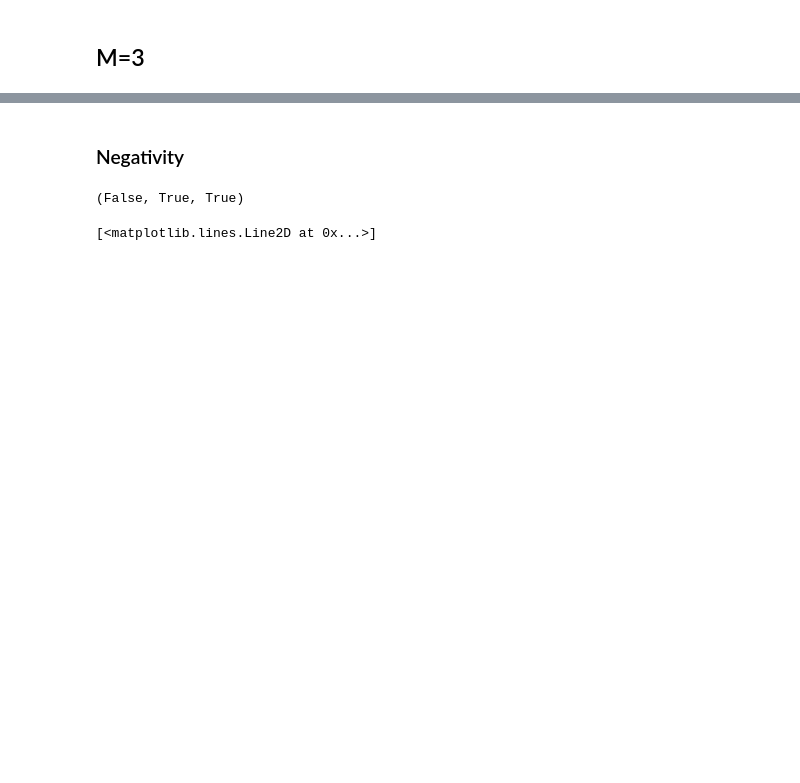
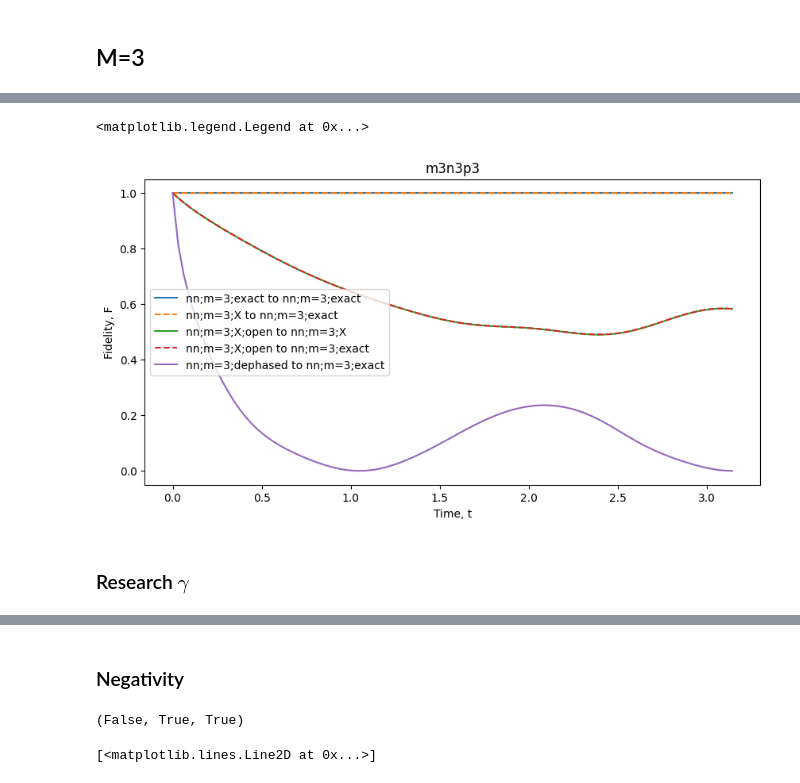
Before and after one commit to kephircheek/Entanglement-of-macroscopic-qubits-with-the-use-of-quantum-optimal-control, a Jupyter notebook: notebooks/Research-decoherence-on-entanglement-propagation.ipynb, the cells around one changed output, grey strips where cells are left out. Cells and saved outputs as stored; diff of their text form; code cells hidden in the pictures; blank space fills up the shorter version.

```diff
--- a/notebooks/Research-decoherence-on-entanglement-propagation.ipynb
+++ b/notebooks/Research-decoherence-on-entanglement-propagation.ipynb
@@ -240,0 +245,18 @@ ax.legend()
+# %%
+fid_hnn_m3_open_mesuared_by_x_respect_to_hnn_m3_mesuared_by_x_span = [
+    qutip.metrics.fidelity(a / a.norm(), b / b.norm()) ** 2
+    for a, b in tqdm(
+        zip(state_hnn_m3_mesuared_by_x_span, state_hnn_m3_open_mesuared_by_x_span),
+        total=len(state_hnn_m3_open_mesuared_by_x_span),
+        ncols=80,
+    )
+]
+# %%
+fid_hnn_m3_open_mesuared_by_x_respect_to_hnn_m3_exact_span = [
+    qutip.metrics.fidelity(a, b / b.norm()) ** 2
+    for a, b in tqdm(
+        zip(state_hnn_m3_open_mesuared_by_x_span, state_hnn_m3_exact_span),
+        total=len(state_hnn_m3_exact_span),
+        ncols=80,
+    )
+]
@@ -240,0 +296,41 @@ ax.legend()
+# %%
+fig, ax = plt.subplots(1, 1, figsize=(10, 5))
+
+ax.plot(
+    t_span,
+    fid_hnn_m3_exact_respect_to_hnn_exact_m3_span,
+    label=f"nn;m=3;exact to nn;m=3;exact",
+)
+ax.plot(
+    t_span,
+    fid_hnn_m3_mesuared_by_x_respect_to_hnn_m3_exact_span,
+    "--",
+    label=f"nn;m=3;X to nn;m=3;exact",
+)
+ax.plot(
+    t_span,
+    fid_hnn_m3_open_mesuared_by_x_respect_to_hnn_m3_mesuared_by_x_span,
+    label=f"nn;m=3;X;open to nn;m=3;X",
+)
+ax.plot(
+    t_span,
+    fid_hnn_m3_open_mesuared_by_x_respect_to_hnn_m3_exact_span,
+    "--",
+    label=f"nn;m=3;X;open to nn;m=3;exact",
+)
+
+ax.plot(
+    t_span,
+    fid_m3_dephased_to_m3_span,
+    label=f"nn;m=3;dephased to nn;m=3;exact",
+)
+
+ax.set_title(f"m3n{n_bosons}p{i_projection}")
+ax.set_ylabel("Fidelity, F")
+ax.set_xlabel("Time, t")
+ax.legend()
+# %% [output]
+<matplotlib.legend.Legend at 0x...>
+[figure, added]
+# %% [markdown]
+### Research $\gamma$
```
Also changed, not shown: parts of 29 cells of this notebook.
